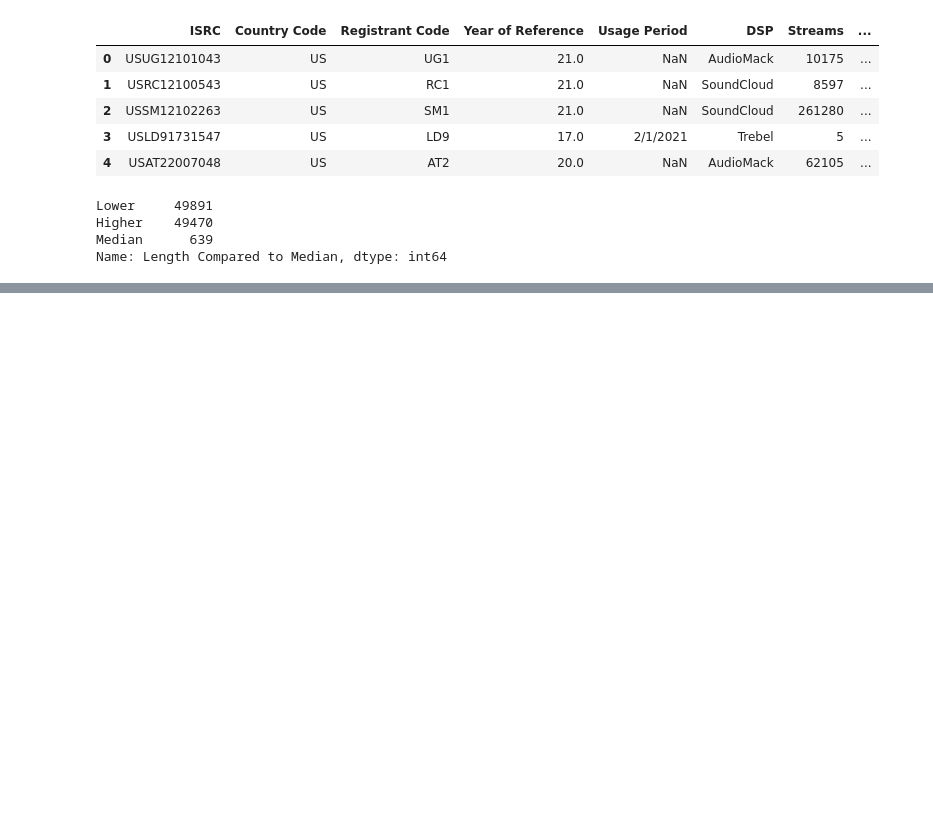
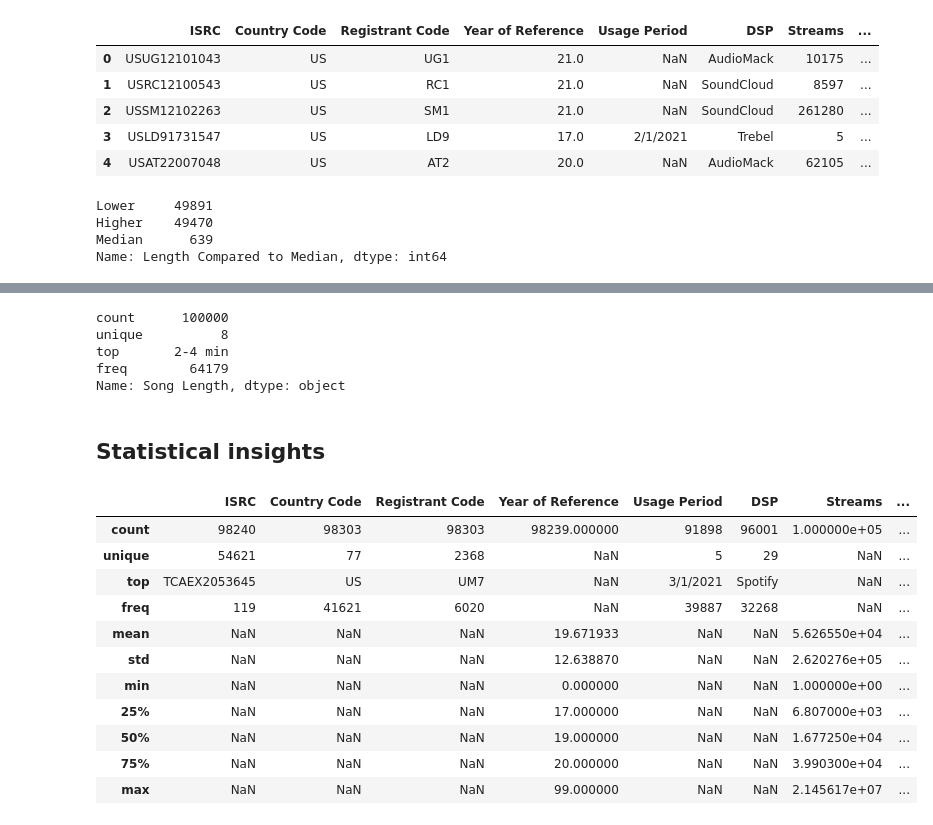
Before and after one commit to LJRollerII/mlc-project-napster, a Jupyter notebook: notebook/mlc_dsp.ipynb, the cells around one changed output, grey strips where cells are left out. Cells and saved outputs as stored; diff of their text form; code cells hidden in the pictures; blank space fills up the shorter version.

```diff
--- a/notebook/mlc_dsp.ipynb
+++ b/notebook/mlc_dsp.ipynb
@@ -495,0 +585,25 @@ Name: Length Compared to Median, dtype: int64
+# %%
+mlc['Song Length'].describe()
+# %% [output]
+count      100000
+unique          8
+top       2-4 min
+freq        64179
+Name: Song Length, dtype: object
+# %% [markdown]
+## Statistical insights
+# %%
+mlc.describe(include='all')
+# %% [output]
+|  | ISRC | Country Code | Registrant Code | Year of Reference | Usage Period | DSP | Streams | ... |
+| count | 98240 | 98303 | 98303 | 98239.000000 | 91898 | 96001 | 1.000000e+05 | ... |
+| unique | 54621 | 77 | 2368 | NaN | 5 | 29 | NaN | ... |
+| top | TCAEX2053645 | US | UM7 | NaN | 3/1/2021 | Spotify | NaN | ... |
+| freq | 119 | 41621 | 6020 | NaN | 39887 | 32268 | NaN | ... |
+| mean | NaN | NaN | NaN | 19.671933 | NaN | NaN | 5.626550e+04 | ... |
+| std | NaN | NaN | NaN | 12.638870 | NaN | NaN | 2.620276e+05 | ... |
+| min | NaN | NaN | NaN | 0.000000 | NaN | NaN | 1.000000e+00 | ... |
+| 25% | NaN | NaN | NaN | 17.000000 | NaN | NaN | 6.807000e+03 | ... |
+| 50% | NaN | NaN | NaN | 19.000000 | NaN | NaN | 1.677250e+04 | ... |
+| 75% | NaN | NaN | NaN | 20.000000 | NaN | NaN | 3.990300e+04 | ... |
+| max | NaN | NaN | NaN | 99.000000 | NaN | NaN | 2.145617e+07 | ... |
```
Also changed, not shown: parts of 5 cells of this notebook.
